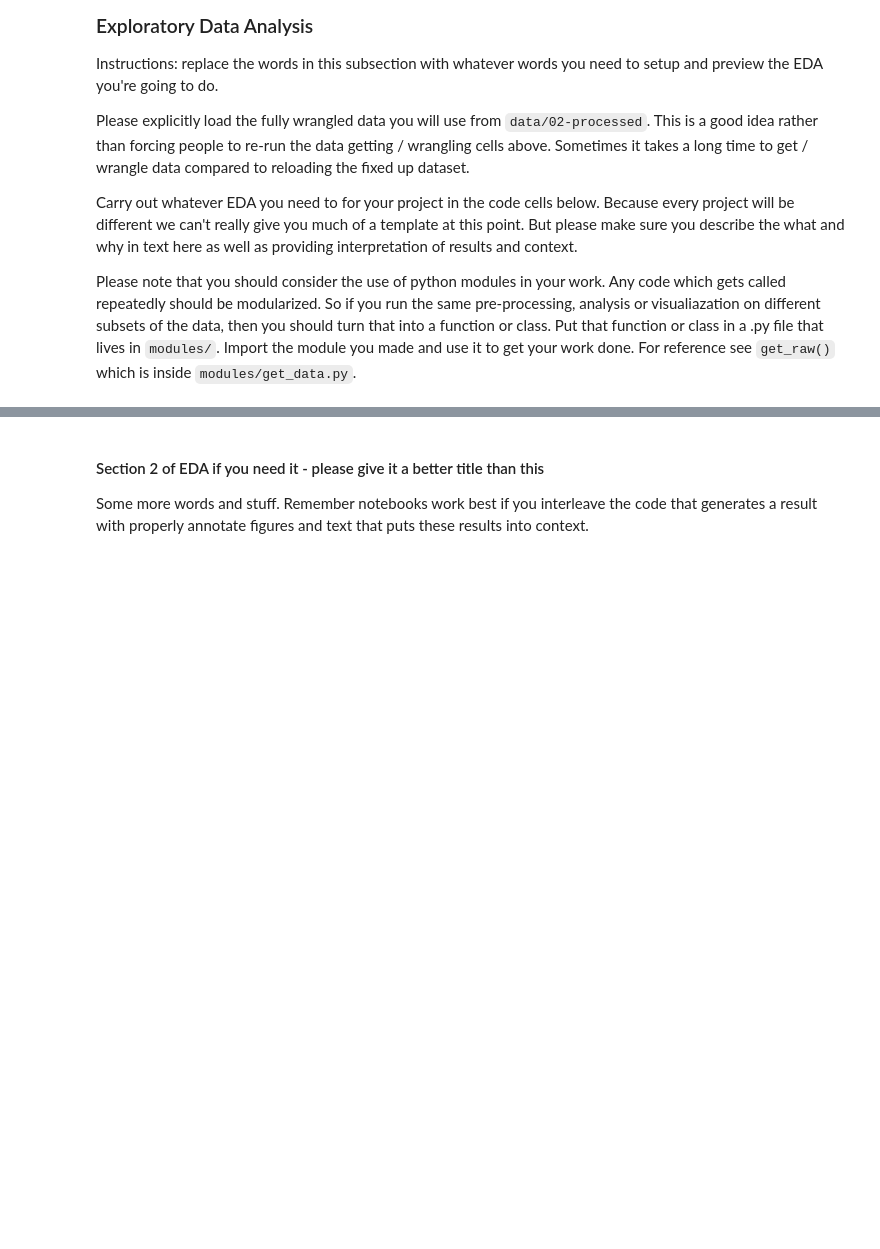
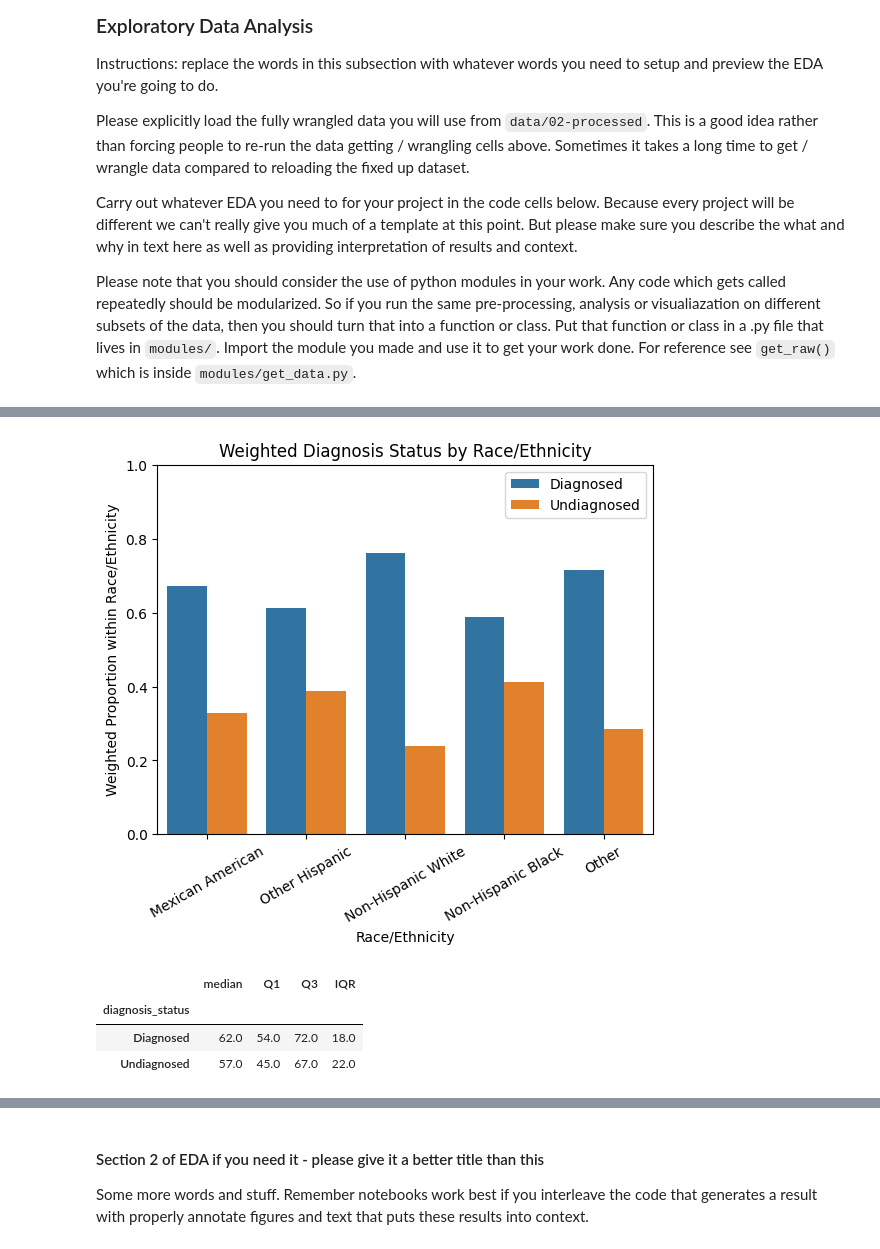
Before and after one commit to COGS108/Group025_WI26, a Jupyter notebook: 02-EDACheckpoint.ipynb, the cells around one changed output, grey strips where cells are left out. Drawn from its saved outputs; the diff is of its cells as text; code cells hidden in the pictures; blank space fills up the shorter version.

```diff
--- a/02-EDACheckpoint.ipynb
+++ b/02-EDACheckpoint.ipynb
@@ -318,0 +399,11 @@ Some more words and stuff.  Remember notebooks work best if you interleave the c
+# %%
+race = analytic[["RIDRETH1", "diagnosis_status", W]].dropna()
+
+race_prop = (
+    race.groupby(["RIDRETH1", "diagnosis_status"], as_index=False)[W].sum()
+)
+
+# convert to within-group proportions
+race_prop["prop"] = race_prop[W] / race_prop.groupby("RIDRETH1")[W].transform("sum")
+
+race_prop
@@ -318,0 +422,22 @@ Some more words and stuff.  Remember notebooks work best if you interleave the c
+# %%
+# optional: make readable labels
+race_prop["RIDRETH1"] = race_prop["RIDRETH1"].replace({
+    1: "Mexican American",
+    2: "Other Hispanic",
+    3: "Non-Hispanic White",
+    4: "Non-Hispanic Black",
+    5: "Other"
+})
+
+sns.barplot(data=race_prop, x="RIDRETH1", y="prop", hue="diagnosis_status")
+
+plt.ylabel("Weighted Proportion within Race/Ethnicity")
+plt.xlabel("Race/Ethnicity")
+plt.title("Weighted Diagnosis Status by Race/Ethnicity")
+plt.ylim(0,1)
+plt.xticks(rotation=30)
+plt.legend(title="")
+
+plt.show()
+# %% [output]
+[figure, added]
@@ -318,0 +455,19 @@ Some more words and stuff.  Remember notebooks work best if you interleave the c
+# %%
+age = analytic[["RIDAGEYR", "diagnosis_status", W]].dropna()
+
+age_stats = age.groupby("diagnosis_status").apply(
+    lambda x: pd.Series({
+        "median": weighted_quantile(x["RIDAGEYR"], x[W], 0.5),
+        "Q1": weighted_quantile(x["RIDAGEYR"], x[W], 0.25),
+        "Q3": weighted_quantile(x["RIDAGEYR"], x[W], 0.75)
+    })
+)
+
+age_stats["IQR"] = age_stats["Q3"] - age_stats["Q1"]
+
+age_stats
+# %% [output]
+|  | median | Q1 | Q3 | IQR |
+| diagnosis_status |  |  |  |  |
+| Diagnosed | 62.0 | 54.0 | 72.0 | 18.0 |
+| Undiagnosed | 57.0 | 45.0 | 67.0 | 22.0 |
```
Also changed, not shown: parts of 22 cells of this notebook.
